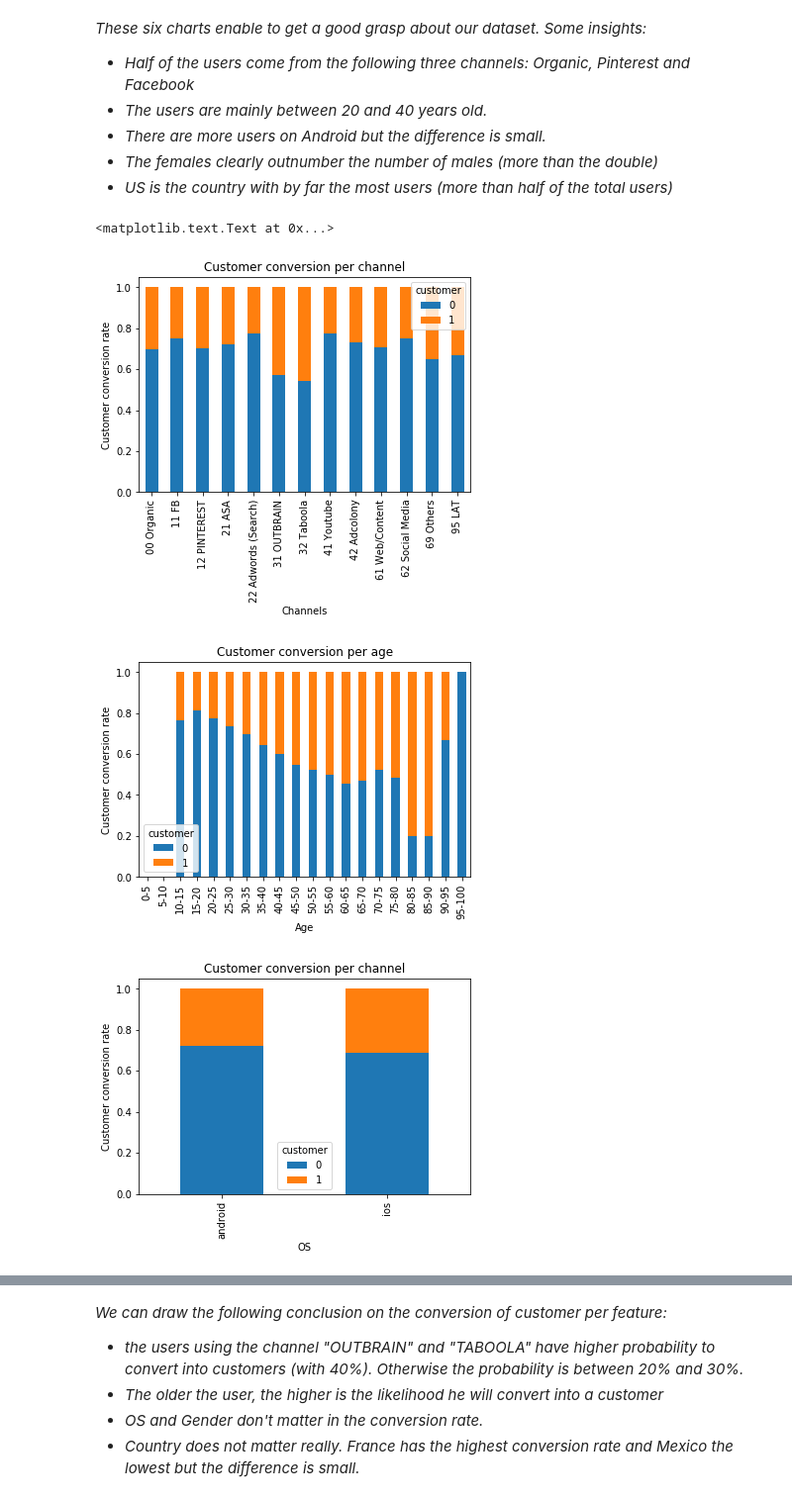
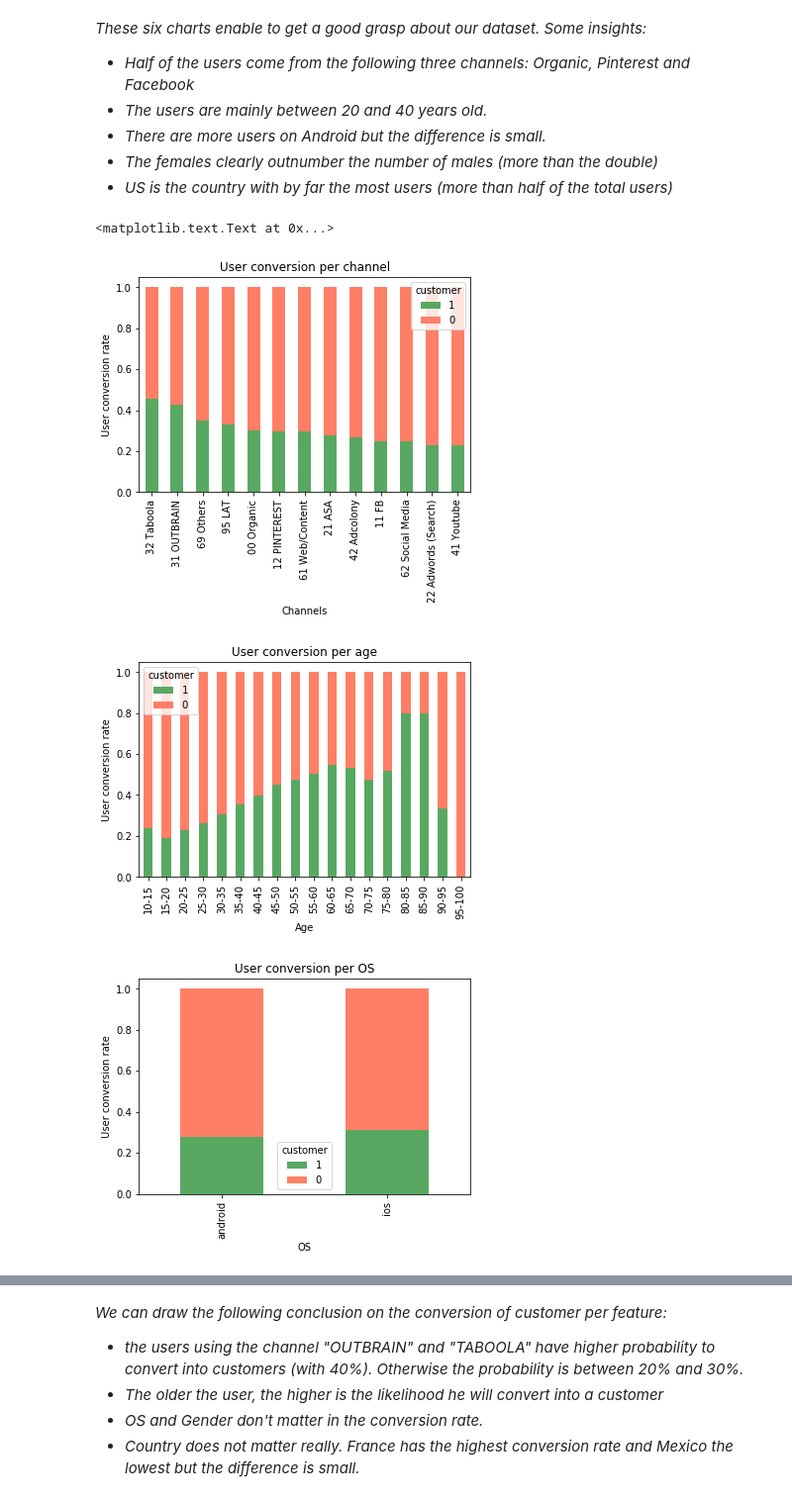
Before and after one commit to Charles1104/8fit, a Jupyter notebook: charles_verleyen_analysis_predictions.ipynb, the cells around one changed output, grey strips where cells are left out. Shown at 99% size. Cells and saved outputs as stored; diff of their text form; code cells hidden in the pictures.

Commit message:
updated visualizations, added polynomial features in pre-processing, added the ROC curve, added features importance

```diff
--- a/charles_verleyen_analysis_predictions.ipynb
+++ b/charles_verleyen_analysis_predictions.ipynb
@@ -176,48 +186,51 @@ plt.tight_layout()
 - *US is the country with by far the most users (more than half of the total users)*
 # %%
 # We now check for the conversion probability for each category per feature
+colors = ['#59a862','#ff7f66']
 
 # channel conversion probability
 chan = pd.crosstab(df['channel'],df['customer'])
 chan = chan.div(chan.sum(1).astype(float), axis=0)
-chan.plot(kind='bar', stacked=True, title='Customer conversion per channel')
+chan = chan.sort_values(0)
+chan[[1,0]].plot(kind='bar', stacked=True, title='User conversion per channel',color= colors)
 plt.xlabel('Channels')
-plt.ylabel('Customer conversion rate')
+plt.ylabel('User conversion rate')
 
 # age conversion probability
-bins = [0, 5, 10, 15, 20, 25, 30, 35, 40, 45, 50, 55, 60, 65, 70, 75, 80, 85, 90, 95, 100]
-group_names = ['0-5', '5-10','10-15', '15-20', '20-25', '25-30',
+bins = [10, 15, 20, 25, 30, 35, 40, 45, 50, 55, 60, 65, 70, 75, 80, 85, 90, 95, 100]
+group_names = ['10-15', '15-20', '20-25', '25-30',
                '30-35', '35-40','40-45', '45-50', '50-55', '55-60','60-65',
                '65-70','70-75','75-80','80-85','85-90','90-95','95-100' ]
 df['age_groups'] = pd.cut(df['age'], bins, labels = group_names)
 age = pd.crosstab(df['age_groups'], df['customer'])
 age = age.div(age.sum(1).astype(float), axis=0)
-age.plot(kind='bar', stacked=True, title='Customer conversion per age')
+age[[1,0]].plot(kind='bar', stacked=True, title='User conversion per age', color= colors)
 plt.xlabel('Age')
-plt.ylabel('Customer conversion rate')
+plt.ylabel('User conversion rate')
 
 # os conversion probability
 os = pd.crosstab(df['os'],df['customer'])
 os = os.div(os.sum(1).astype(float), axis=0)
-os.plot(kind='bar', stacked=True, title='Customer conversion per channel')
+os[[1,0]].plot(kind='bar', stacked=True, title='User conversion per OS', color= colors)
 plt.xlabel('OS')
-plt.ylabel('Customer conversion rate')
+plt.ylabel('User conversion rate')
 
 # gender conversion probability
 gender = pd.crosstab(df['gender'],df['customer'])
 gender = gender.div(gender.sum(1).astype(float), axis=0)
-gender.plot(kind='bar', stacked=True, title='Customer conversion per gender')
+gender[[1,0]].plot(kind='bar', stacked=True, title='User conversion per gender', color= colors)
 plt.xlabel('Gender')
-plt.ylabel('Customer conversion rate')
+plt.ylabel('User conversion rate')
 
 # country conversion probability
 country = pd.crosstab(df['country'],df['customer'])
 country = country.div(country.sum(1).astype(float), axis=0)
-country.plot(kind='bar', stacked=True, title='Customer conversion per country')
+country = country.sort_values(0)
+country[[1,0]].plot(kind='bar', stacked=True, title='User conversion per country', color= colors)
 plt.xlabel('Country')
-plt.ylabel('Customer conversion rate')
+plt.ylabel('User conversion rate')
 # %% [output]
 <matplotlib.text.Text at 0x...>
-[figure, old version]
+[figure, new version]
-[figure, old version]
+[figure, new version]
-[figure, old version]
+[figure, new version]
```
Also changed, not shown: parts of 29 cells of this notebook.
